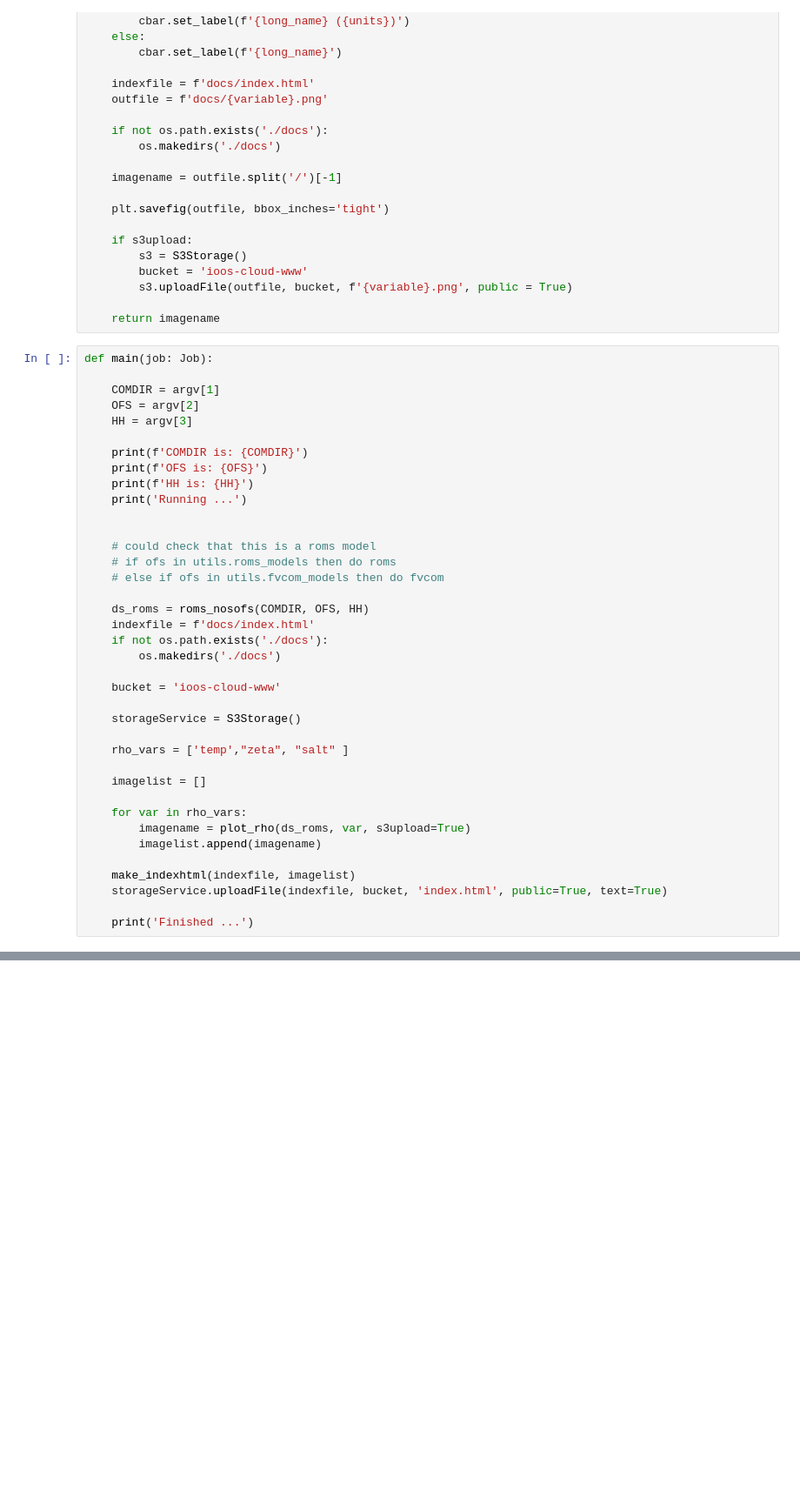
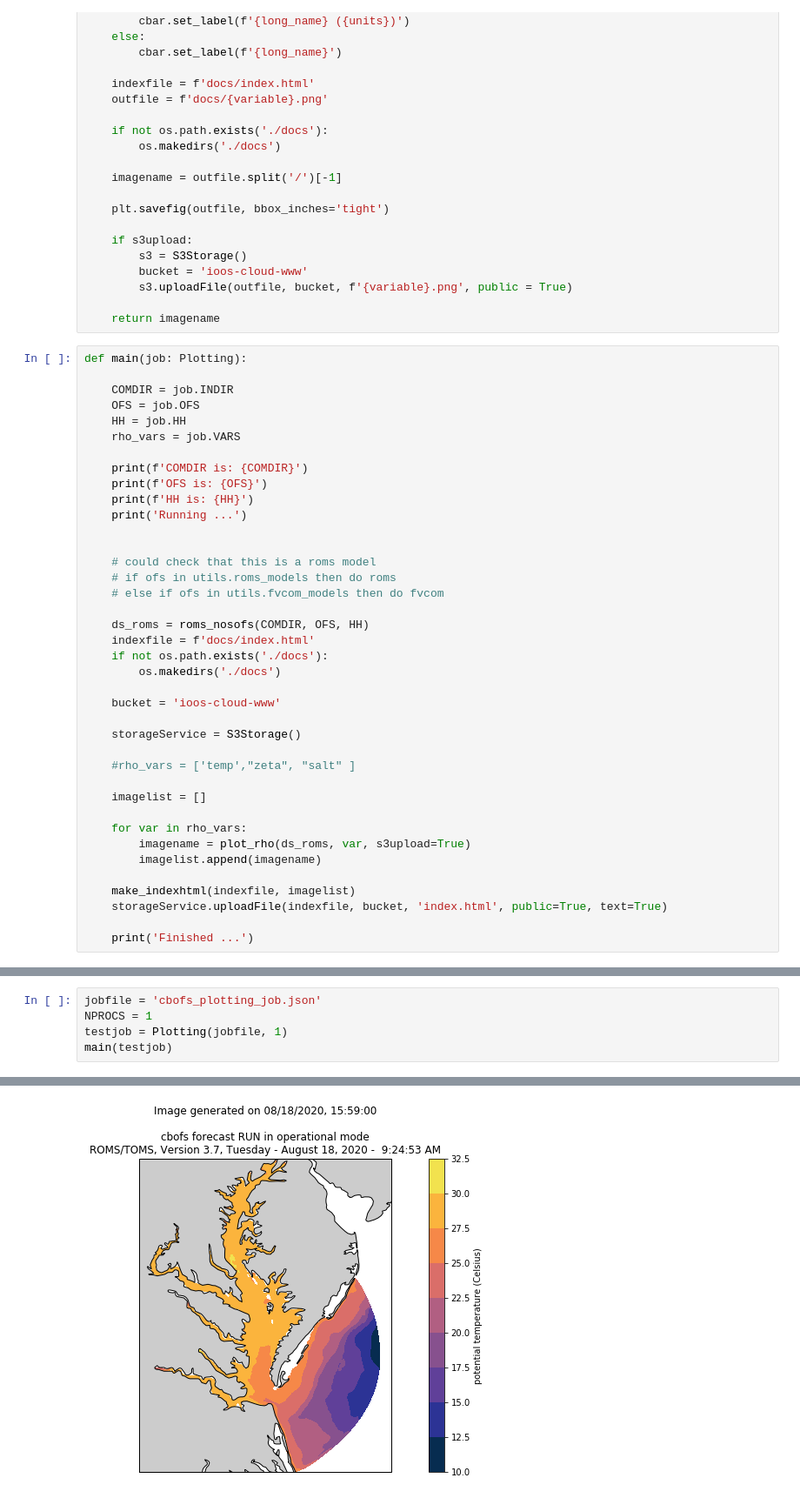
Before and after one commit to ioos/Cloud-Sandbox, a Jupyter notebook: cloudflow/notebooks/sandbot_test_jobobject.ipynb, the cells around one changed output, grey strips where cells are left out. Shown: that part at 87% size. Drawn from its saved outputs; the diff is of its cells as text; blank space fills up the shorter version.

```diff
--- a/cloudflow/notebooks/sandbot_test_jobobject.ipynb
+++ b/cloudflow/notebooks/sandbot_test_jobobject.ipynb
@@ -100,11 +100,12 @@ def plot_rho(ds, variable, s3upload=False) -> str:
 
     return imagename
 # %%
-def main(job: Job):
+def main(job: Plotting):
 
-    COMDIR = argv[1]
-    OFS = argv[2]
-    HH = argv[3]
+    COMDIR = job.INDIR
+    OFS = job.OFS
+    HH = job.HH
+    rho_vars = job.VARS
 
     print(f'COMDIR is: {COMDIR}')
     print(f'OFS is: {OFS}')
@@ -125,7 +126,7 @@ def main(job: Job):
 
     storageService = S3Storage()
 
-    rho_vars = ['temp',"zeta", "salt" ]
+    #rho_vars = ['temp',"zeta", "salt" ]
 
     imagelist = []
 
@@ -145,0 +141,6 @@ main(['none',COMDIR,OFS,HH])
+# %%
+jobfile = 'cbofs_plotting_job.json'
+NPROCS = 1
+testjob = Plotting(jobfile, 1)
+main(testjob)
+# %% [output]
@@ -145,0 +164 @@ main(['none',COMDIR,OFS,HH])
+[figure, added]
```
Also changed, not shown: parts of 5 cells of this notebook, 3 other files.
